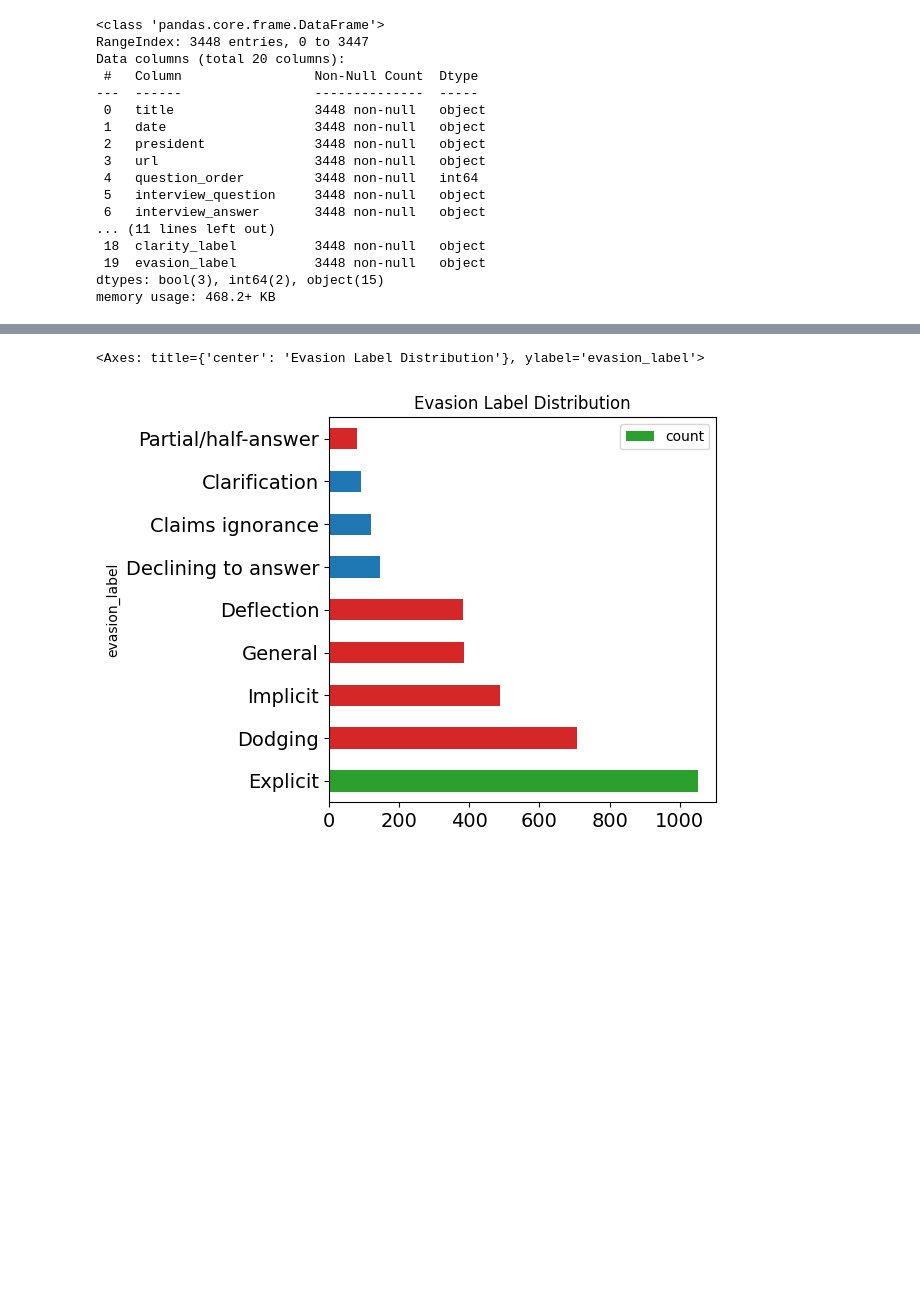
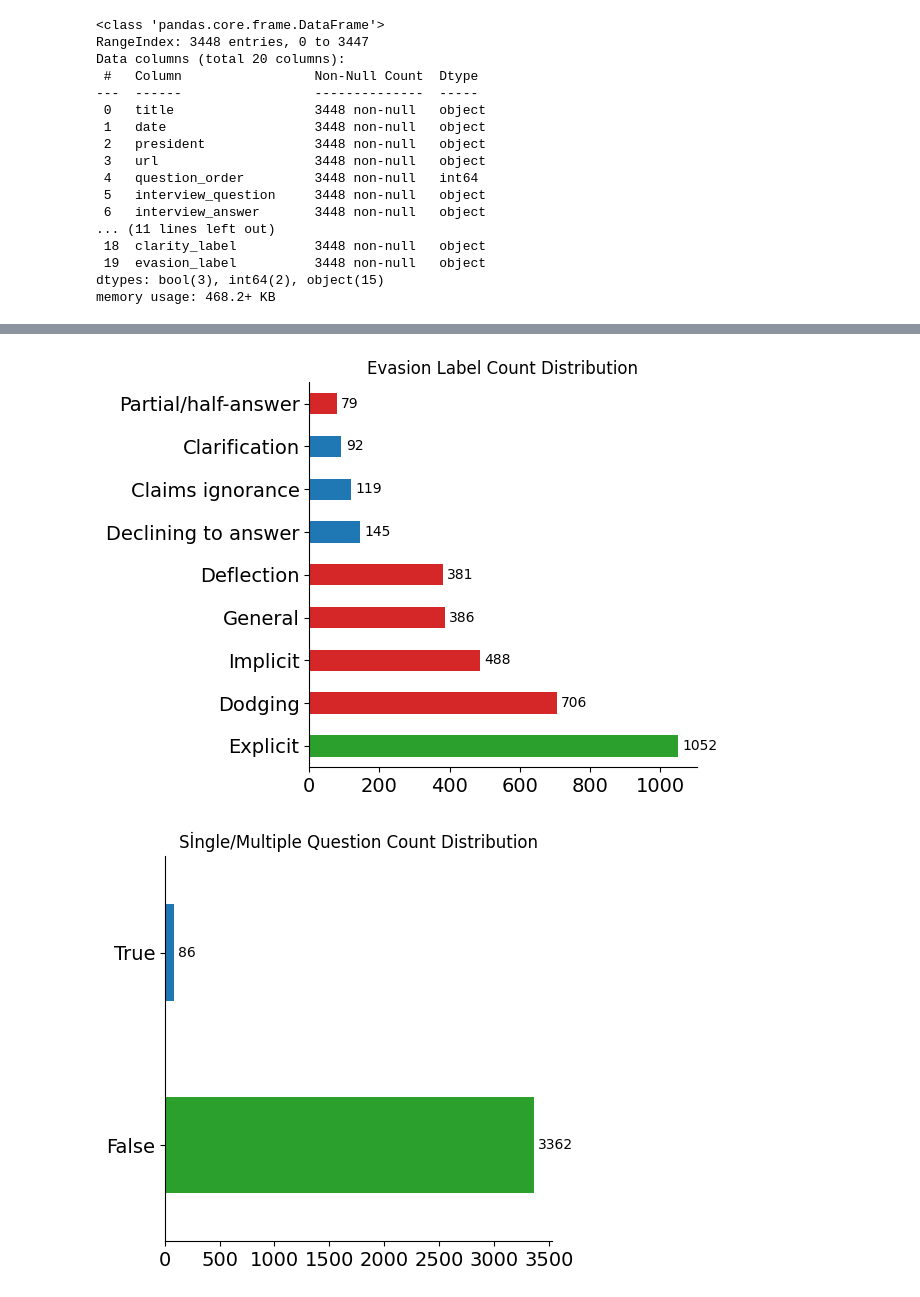
Before and after one commit to Akseldindisyan/CS445_CLARITY_Unmasking-Political-Question-Evasions, a Jupyter notebook: CS445.ipynb, the cells around one changed output, grey strips where cells are left out. Saved outputs shown, nothing was run; the diff lists cells and outputs as text; code cells hidden in the pictures; blank space fills up the shorter version.

```diff
--- a/CS445.ipynb
+++ b/CS445.ipynb
@@ -120,7 +131,13 @@ president_occurence.plot(kind="barh",legend=True,figsize=(5,5),fontsize=14,title
 # %%
-president_occurence = df_train["evasion_label"].value_counts()
-bar_colors = ['tab:green',"tab:red","tab:red","tab:red","tab:red","tab:blue","tab:blue","tab:blue","tab:red"]
-president_occurence.plot(kind="barh",legend=True,figsize=(5,5),fontsize=14,title="Evasion Label Distribution",color=bar_colors)
+#Plot Distribution of Evasion Labels
+#Use their upper label's color in order to match them easily
+#Example Ambivient is red so Deflection is also red because it is a sub class of Ambivient
+plot_occurance("Evasion Label Count Distribution",df_train,"evasion_label",bar_colors)
 # %% [output]
-<Axes: title={'center': 'Evasion Label Distribution'}, ylabel='evasion_label'>
-[figure, old version]
+[figure, new version]
+# %%
+# How many questions are multiple questions
+bar_colors=["tab:green","tab:blue"]
+plot_occurance("Sİngle/Multiple Question Count Distribution",df_train,"multiple_questions",bar_colors)
+# %% [output]
+[figure, added]
```
Also changed, not shown: parts of 3 cells of this notebook.
